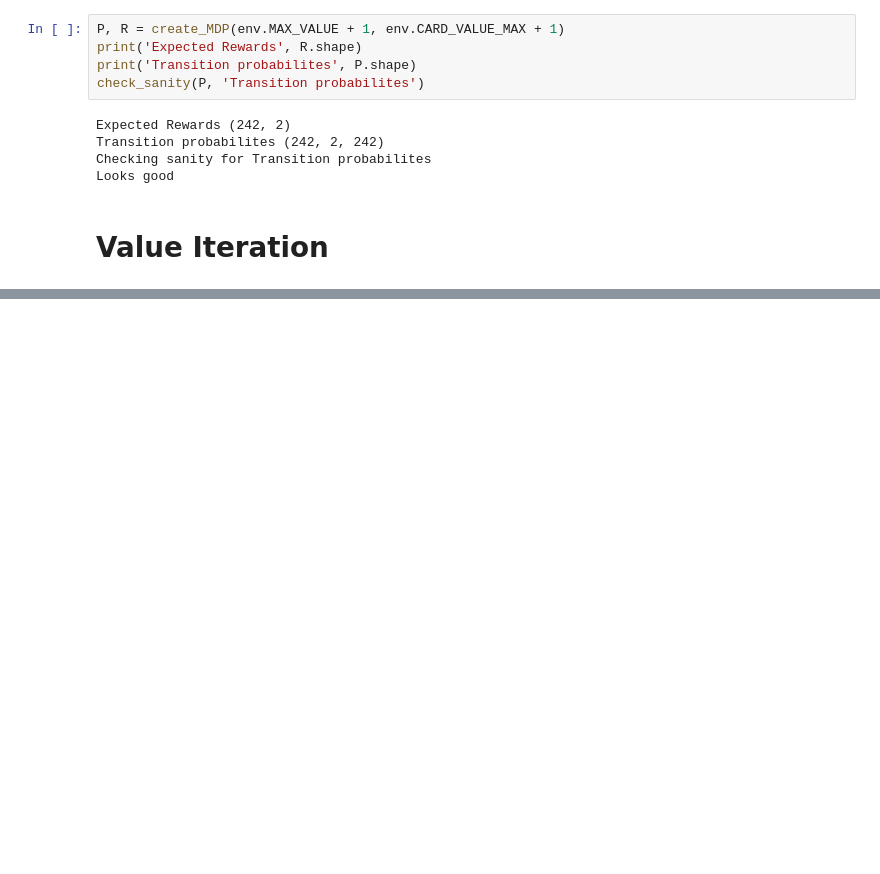
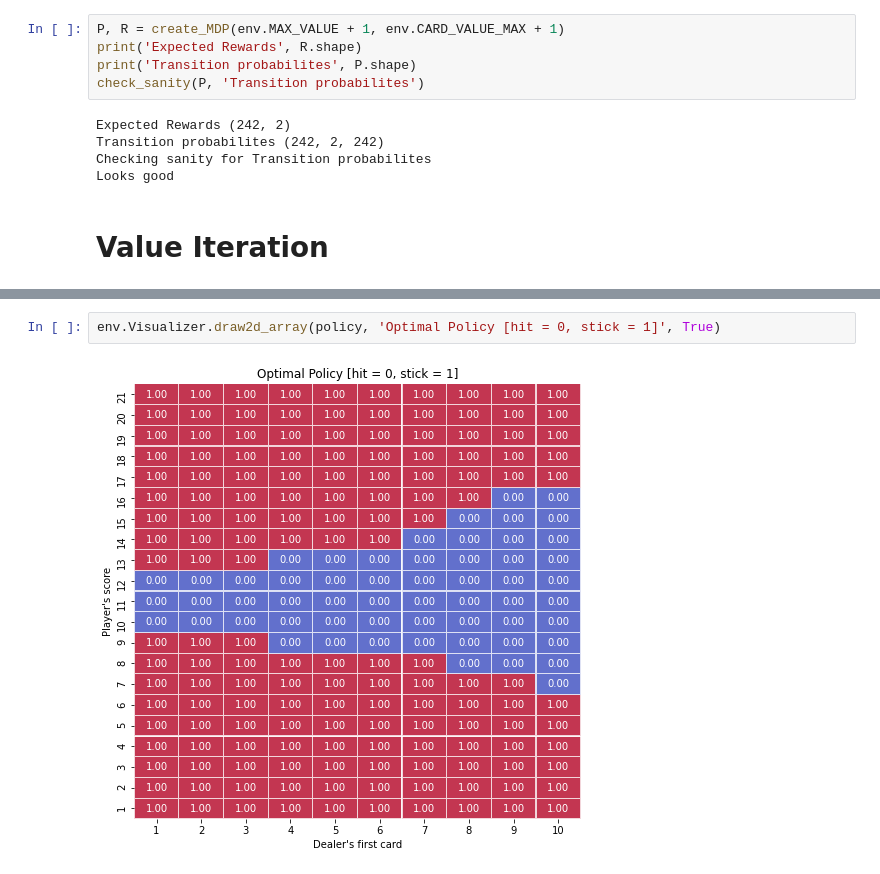
Before and after one commit to basselkassem/easy21, a Jupyter notebook: Dynamic_Programing.ipynb, the cells around one changed output, grey strips where cells are left out. Drawn from its saved outputs; the diff is of its cells as text; blank space fills up the shorter version.

```diff
--- a/Dynamic_Programing.ipynb
+++ b/Dynamic_Programing.ipynb
@@ -205,0 +285,4 @@ env.Visualizer.visualize(Q, 'Q-value')
+# %%
+env.Visualizer.draw2d_array(policy, 'Optimal Policy [hit = 0, stick = 1]', True)
+# %% [output]
+[figure, added]
```
Also changed, not shown: parts of 7 cells of this notebook.
